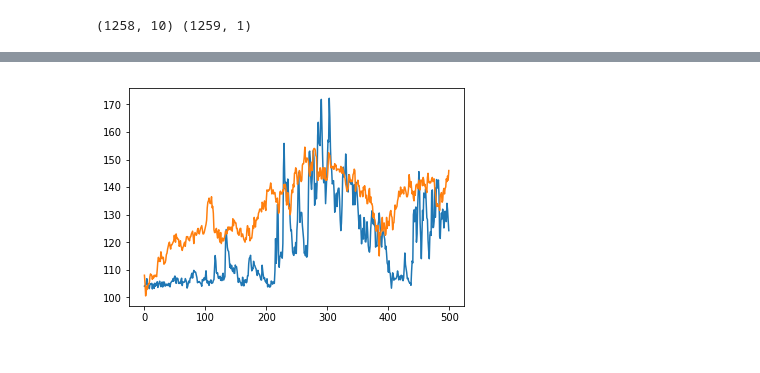
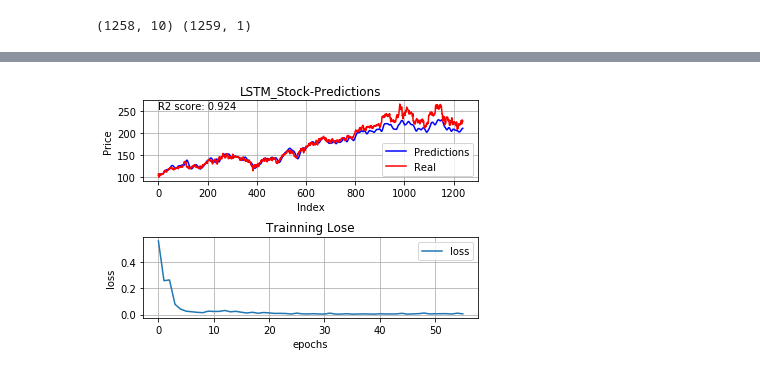
Before and after one commit to jason7830/LSTM_StockPrediction, a Jupyter notebook: tsec/LSTM_Stock.ipynb, the cells around one changed output, grey strips where cells are left out. Drawn from its saved outputs; the diff is of its cells as text; code cells hidden in the pictures.

```diff
--- a/tsec/LSTM_Stock.ipynb
+++ b/tsec/LSTM_Stock.ipynb
@@ -16,6 +22,14 @@ def splitData(X,Y,rate):
   Y_val = Y[int(Y.shape[0]*rate)-1:]
   return X_train, Y_train, X_val, Y_val
 
+def rmse (y_true, y_pred):
+    return K.sqrt(K.mean(K.square(y_pred - y_true), axis=-1))
+
+def metric_R2(y_true,y_pred):
+    SS_res =  K.sum(K.square( y_true-y_pred ))
+    SS_tot = K.sum(K.square( y_true - K.mean(y_true) ) )
+    return ( 1 - SS_res/(SS_tot + K.epsilon()) )
+
 df = pd.read_csv("data/2330_indicators.csv")
 X_train = df[:-1].values
 
@@ -92,13 +102,11 @@ Trainable params: 466,049
 Non-trainable params: 0
 _________________________________________________________________
 # %%
-early_stop = EarlyStopping(monitor='loss', patience=10, verbose=1)
-history_model_lstm = model_lstm.fit(X_train, Y_train, epochs=3000, batch_size=100, shuffle=False,validation_data=(X_val,Y_val))
-
+early_stop = EarlyStopping(monitor='val_loss', min_delta=0, patience=10, verbose=1)
+history = model_lstm.fit(X_train, Y_train, epochs=epochs, batch_size=batch_size, shuffle=False,validation_data=(X_val,Y_val),callbacks=[early_stop])
 y_pred_test_lstm = model_lstm.predict(X_val)
-print(y_pred_test_lstm)
 y_train_pred_lstm = model_lstm.predict(X_train)
-print("The R2 score on the Train set is:\t{:0.3f}".format(r2_score(Y_train, y_train_pred_lstm)))
-r2_train = r2_score(Y_train, y_train_pred_lstm)
+r2score = r2_score(Y_val, y_pred_test_lstm)
+print("The R2 score on the Validation set is:\t{:0.3f}".format(r2score))
 # %% [output]
 Train on 5008 samples, validate on 1238 samples
@@ -121,6 +128,0 @@ Epoch 2735/3000
-# %%
-plt.plot(sc_Y.inverse_transform(y_pred_test_lstm)[:500])
-plt.plot(sc_Y.inverse_transform(Y_val[:500]))
-plt.show()
-# %% [output]
-[figure, removed]
@@ -128,0 +129,25 @@ model_lstm.save('lstmStock_e2000_b100.h5')
+# %%
+plt.figure(1)
+plt.subplot(211)
+plt.plot(sc_Y.inverse_transform(y_pred_test_lstm),'b',label='Predictions')
+plt.plot(sc_Y.inverse_transform(Y_val),'r',label='Real')
+plt.title('LSTM_Stock-Predictions',)
+plt.xlabel('Index')
+plt.ylabel('Price')
+score = "{:0.3f}".format(r2score)
+plt.text(0,plt.ylim()[1]-20,'R2 score: '+ score)
+plt.legend(loc='lower right')
+plt.grid(True)
+plt.subplot(212)
+plt.title("Trainning Lose")
+plt.xlabel("epochs")
+plt.ylabel("loss")
+plt.plot(history.history['val_loss'],label='loss')
+plt.legend(loc='upper right')
+plt.grid(True)
+plt.subplots_adjust(hspace=0.7)
+saveName = 'LSTM_layers'+str(layers_num)+'_units'+str(units)+'_epochs'+str(epochs)+'_batch_size'+str(batch_size)+'_r2score~'+str(score)
+plt.savefig('pltfigs/'+saveName+'.png',dpi=200)
+plt.show()
+# %% [output]
+[figure, added]
```
Also changed, not shown: parts of 7 cells of this notebook.
